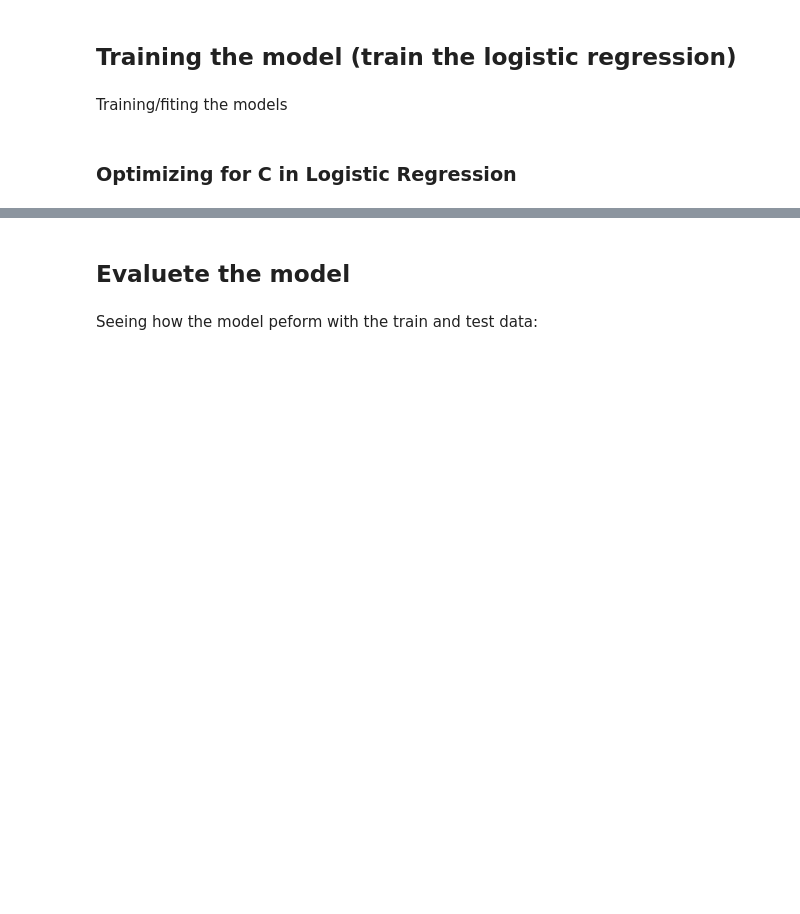
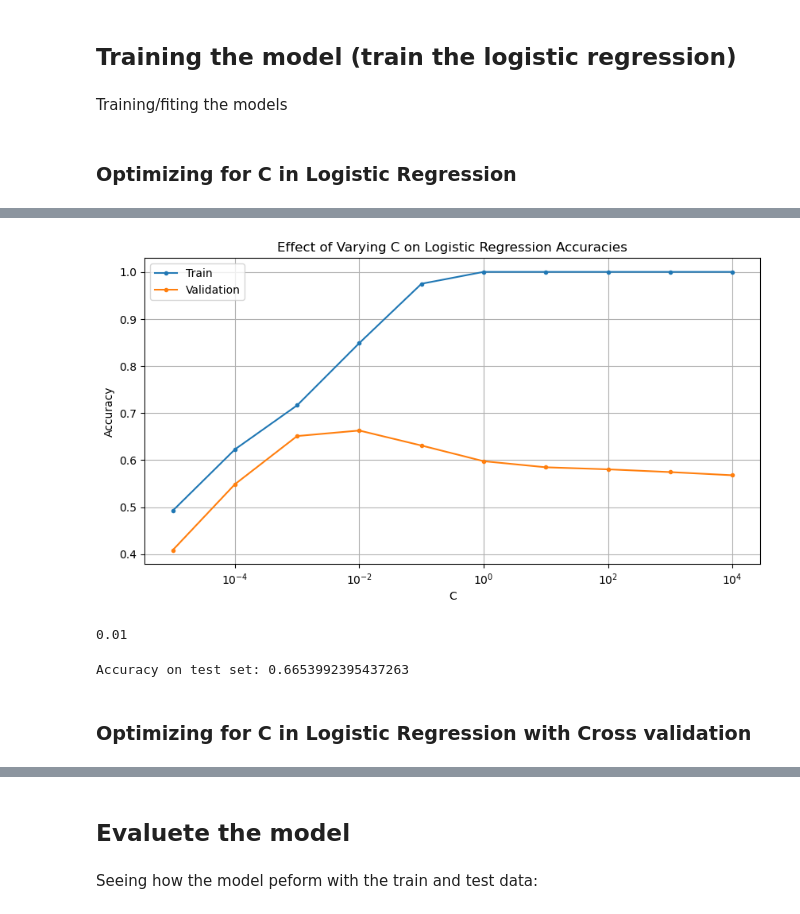
Before and after one commit to ottospiga/blood_cell_classification, a Jupyter notebook: notebooks/05-baseline-model-impruved.ipynb, the cells around one changed output, grey strips where cells are left out. Drawn from its saved outputs; the diff is of its cells as text; code cells hidden in the pictures; blank space fills up the shorter version.

```diff
--- a/notebooks/05-baseline-model-impruved.ipynb
+++ b/notebooks/05-baseline-model-impruved.ipynb
@@ -180,0 +258,39 @@ LogisticRegression(max_iter=10000, verbose=1, warm_start=True)
+# %%
+import pandas as pd
+
+# Create a dataframe
+scores_df=pd.DataFrame({'C value': c_values, 'train accuracy': train_accuracies, 'validation accuracy': validation_accuracies})
+
+# Plot the accuracies
+plt.figure(figsize=(10, 5))
+plt.plot(c_values, train_accuracies, label='Train', marker='.')
+plt.plot(c_values, validation_accuracies, label='Validation', marker='.')
+plt.legend()
+plt.title('Effect of Varying C on Logistic Regression Accuracies')
+plt.xscale('log') # Put the x-axis on a log scale; this is important because the C values vary in orders of magnitude
+plt.xlabel('C')
+plt.ylabel('Accuracy')
+plt.grid()
+plt.show()
+# %% [output]
+[figure, added]
+# %%
+best_c=c_values[np.argmax(validation_accuracies)]
+best_c
+# %% [output]
+0.01
+# %%
+# Instantiate a log reg and fit to the remainder set
+validated_logreg = LogisticRegression(
+    C=best_c,
+    max_iter=20000,
+    # verbose=1,
+    random_state=1
+    ).fit(X_train_balanced, y_train_balanced)
+
+# Print the test accuracy
+print(f'Accuracy on test set: {validated_logreg.score(X_test, y_test)}')
+# %% [output]
+Accuracy on test set: 0.6653992395437263
+# %% [markdown]
+### Optimizing for C in Logistic Regression with Cross validation
```
Also changed, not shown: parts of 18 cells of this notebook, 2 other files.
